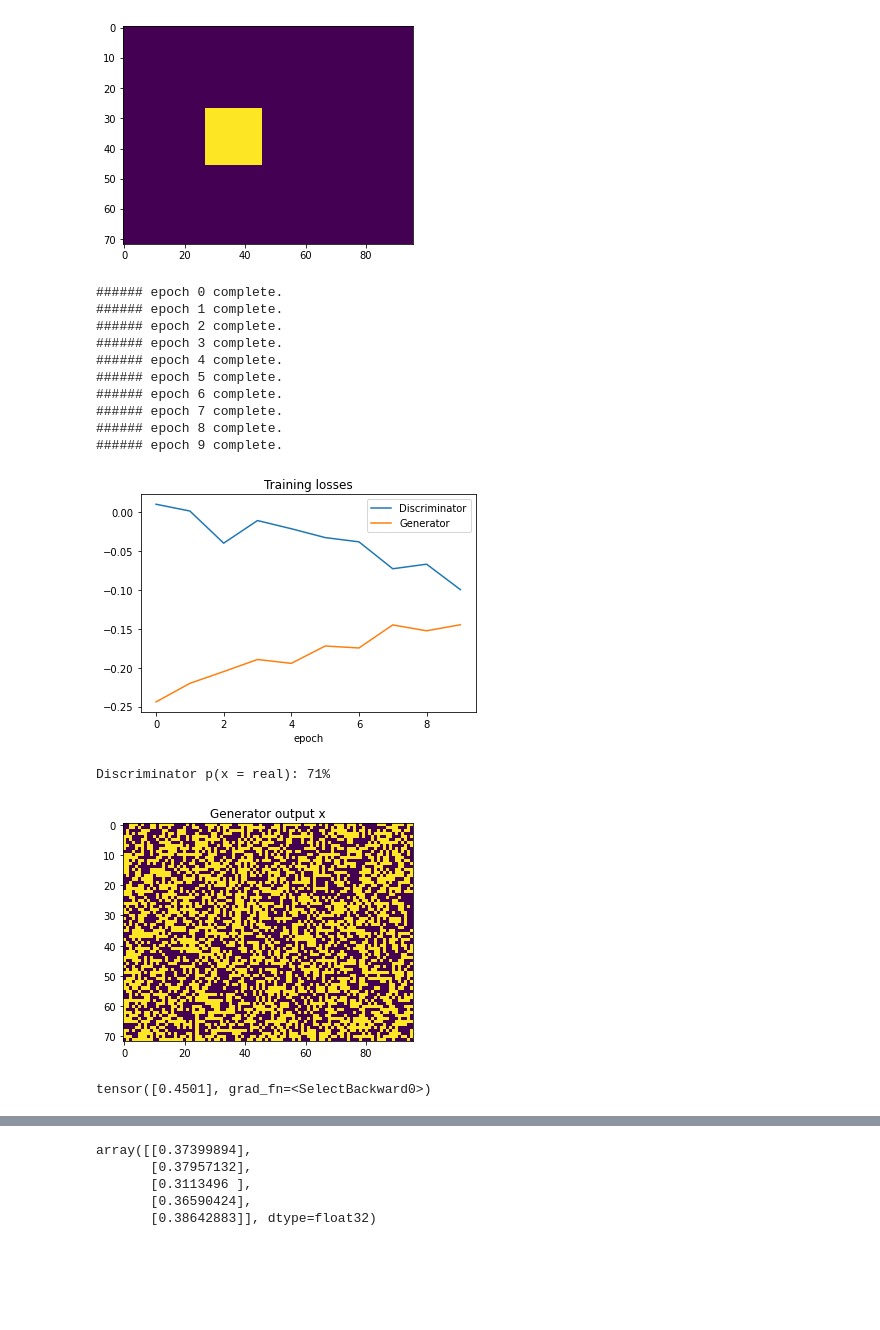
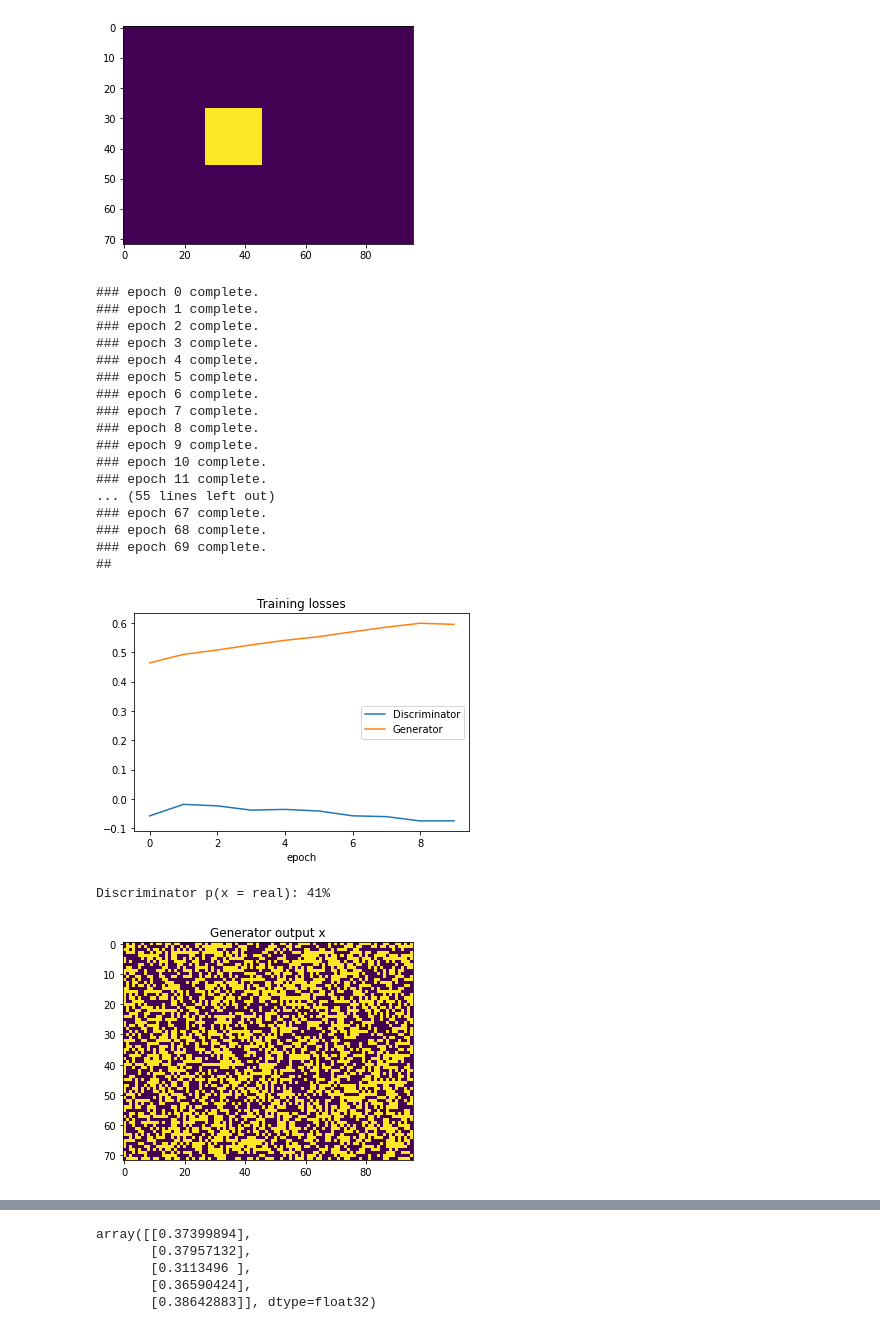
Before and after one commit to iakioh/MusiCAN, a Jupyter notebook: models/first_music_GAN.ipynb, the cells around one changed output, grey strips where cells are left out. Saved outputs shown, nothing was run; the diff lists cells and outputs as text; code cells hidden in the pictures; blank space fills up the shorter version.

```diff
--- a/models/first_music_GAN.ipynb
+++ b/models/first_music_GAN.ipynb
@@ -129,7 +129,7 @@ class Discriminator (torch.nn.Module) :
             current_size //= x
         layers.extend([
             torch.nn.Linear(current_size, O),
-            torch.nn.Sigmoid(),
+            #torch.nn.Sigmoid(),
         ])
 
         self.discriminator = torch.nn.Sequential(*layers)
@@ -137,7 +137,7 @@ class Discriminator (torch.nn.Module) :
         if log :
             print(f"Discriminator:")
             print(f"    I: {I}, O: {O}")
-            print(f"    layers: {len(layers) // 3}")
+            print(f"    layers: {(len(layers)+1) // 3}")
             print("")
 
 
@@ -228,23 +228,19 @@ class Training :
         seed_vector   = torch.normal(0, 1, size =
                                    (self.batch_size, self.seed_length)) \
                         .to(self.device)
-        #interpolation = torch.rand((self.batch_size, self.pianoroll_size))
 
         batch_generated    = self.gen.forward(seed_vector)
-        #batch_interpolated = interpolation * batch_real \
-        #                     + (1 - interpolation) * batch_generated
 
         judgement_real         = self.dis.forward(batch_real)
         judgement_generated    = self.dis.forward(batch_generated)
-        #judgement_interpolated = self.dis.forward(batch_interpolated)
 
-        logit_real = torch.logit(judgement_real)
-        logit_generated = torch.logit(judgement_generated)
+        var_g = torch.var(judgement_generated)
+        var_r = torch.var(judgement_real)
 
-        loss_dis = torch.mean(logit_generated - logit_real)
-        #loss_dis = torch.mean(judgement_generated) \
-        #           - torch.mean(judgement_real) \
-        #           + (torch.linalg.norm(torch.var(judgement_interpolated)) - 1)**2
+        reg_term = torch.where(var_g > 1, (var_g - 1)**2, 0) + \
+                   torch.where(var_r > 1, (var_r - 1)**2, 0)
+
+        loss_dis = torch.mean(judgement_generated - judgement_real) + reg_term
 
         # Discriminator update
         loss_dis.backward(retain_graph = True)
@@ -252,9 +248,10 @@ class Training :
 
         # Calculating the Generator loss function
         judgement_new = self.dis.forward(batch_generated)
-        logit_new = torch.logit(judgement_new)
+        loss_gen = -torch.mean(judgement_new)
 
-        loss_gen = -torch.mean(logit_new)
+        #logit_new = torch.logit(judgement_new)
+        #loss_gen = -torch.mean(logit_new)
 
         # Generator update
         loss_gen.backward()
@@ -284,19 +281,26 @@ mock_data_set = torch.utils.data.TensorDataset(mock_data, mock_labels)
 # %% [output]
 [figure]
 # %%
-GANTrainer  = Training(mock_data_set, batch_size = 15)
-trained_GAN = GANTrainer.train(epochs = 10)
+GANTrainer  = Training(mock_data_set, batch_size = 33)
+trained_GAN = GANTrainer.train(epochs = 100)
 # %% [output]
-###### epoch 0 complete.
-###### epoch 1 complete.
-###### epoch 2 complete.
-###### epoch 3 complete.
-###### epoch 4 complete.
-###### epoch 5 complete.
-###### epoch 6 complete.
-###### epoch 7 complete.
-###### epoch 8 complete.
-###### epoch 9 complete.
+### epoch 0 complete.
+### epoch 1 complete.
+### epoch 2 complete.
+### epoch 3 complete.
+### epoch 4 complete.
+### epoch 5 complete.
+### epoch 6 complete.
+### epoch 7 complete.
+### epoch 8 complete.
+### epoch 9 complete.
+### epoch 10 complete.
+### epoch 11 complete.
+... (55 lines left out)
+### epoch 67 complete.
+### epoch 68 complete.
+### epoch 69 complete.
+##
 # %%
 plt.title("Training losses")
 plt.plot(GANTrainer.losses.T)
@@ -304,28 +308,25 @@ plt.xlabel("epoch")
 plt.legend(["Discriminator", "Generator"])
 plt.show()
 # %% [output]
-[figure, old version]
+[figure, new version]
 # %%
 # Quick test
 Gen, Dis = trained_GAN
 
 ## Generator
-example = Gen.forward(torch.normal(0, 1, (5, 64)))
-gen_img = example[0].reshape(number_pitches, number_blips)
+test_seeds = torch.normal(0, 1, (5, 64))
+examples = Gen.forward(test_seeds)
+gen_img = examples[0].reshape(number_pitches, number_blips)
 gen_img = gen_img.detach().numpy()
 
 ## Discriminator
-judgement = Dis.forward(example)
-judgement = judgement.detach().numpy()
+judgements = Dis.forward(examples)
+judgement = torch.sigmoid(judgements[0][0]).detach().numpy()
 
 # Results
 plt.title("Generator output x")
 plt.imshow(gen_img);
-print(f"Discriminator p(x = real): {judgement[0][0]*100:.0f}%")
+print(f"Discriminator p(x = real): {judgement*100:.0f}%")
 # %% [output]
-Discriminator p(x = real): 71%
+Discriminator p(x = real): 41%
-[figure, old version]
+[figure, new version]
-# %%
-Dis.forward(mock_data)[0]
-# %% [output]
-tensor([0.4501], grad_fn=<SelectBackward0>)
```
Also changed, not shown: parts of 5 cells of this notebook.
